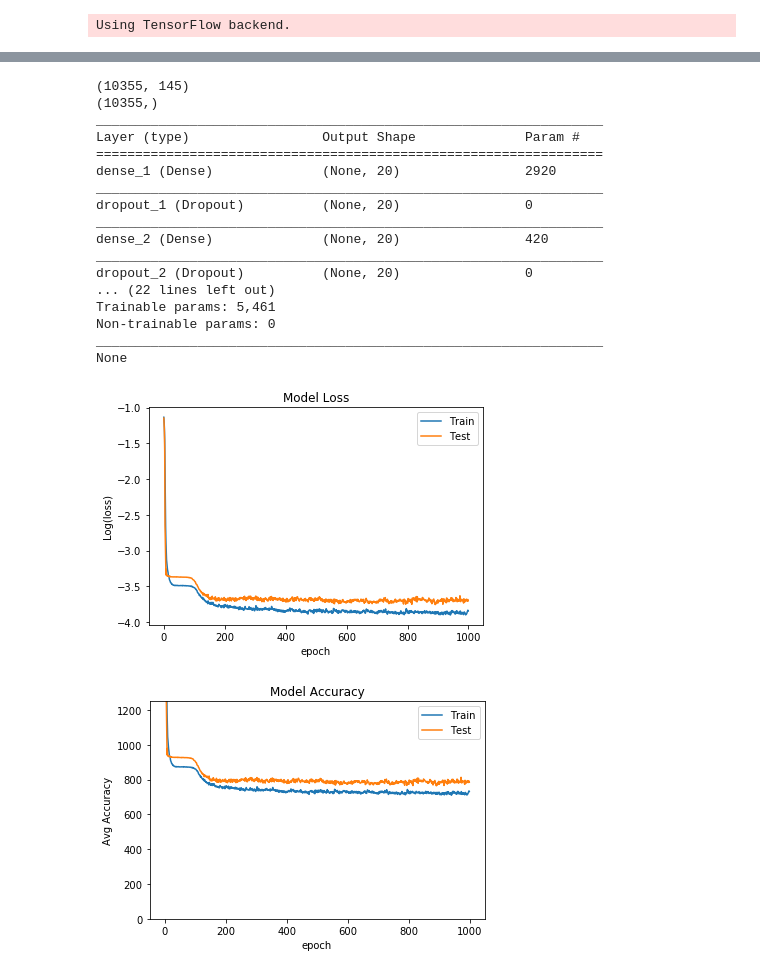
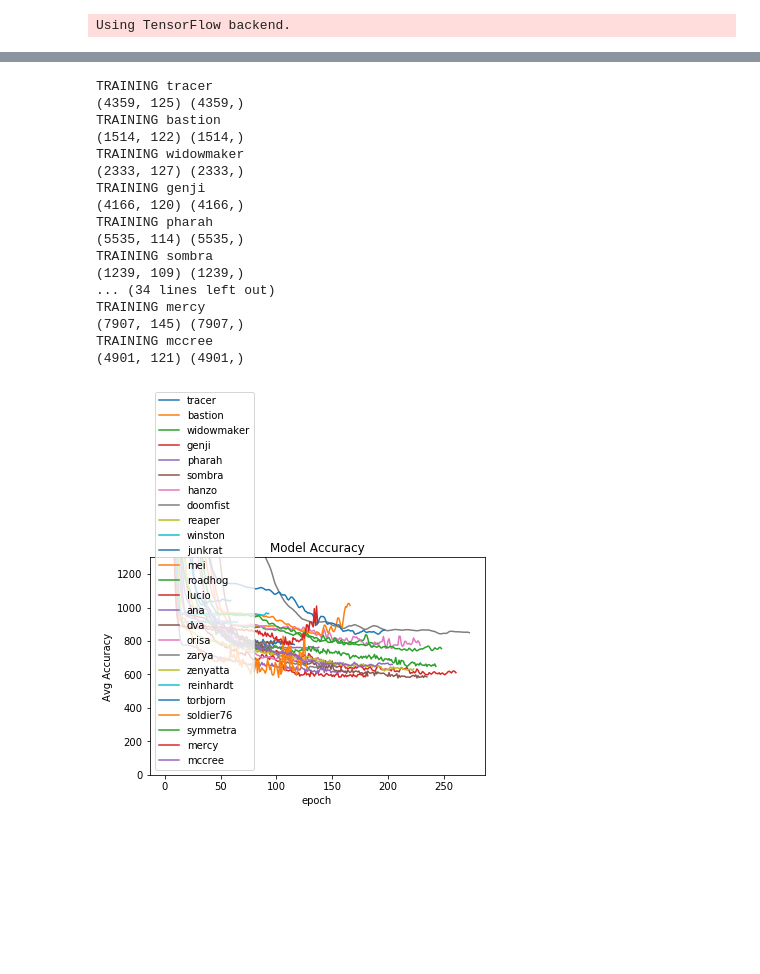
Before and after one commit to sshh12/OverwatchML, a Jupyter notebook: OverwatchPredictHeroSR.ipynb, the cells around one changed output, grey strips where cells are left out. Drawn from its saved outputs; the diff is of its cells as text; code cells hidden in the pictures; blank space fills up the shorter version.

```diff
--- a/OverwatchPredictHeroSR.ipynb
+++ b/OverwatchPredictHeroSR.ipynb
@@ -110,13 +127,3 @@ def get_model():
     model.compile(loss='mean_squared_error', optimizer='adam')
 
     return model
-# %%
-# Train wrapper
-
-def train_model(model, *args, **kwargs):
-
-    print(model.summary())
-
-    history = model.fit(*args, **kwargs, shuffle=True, verbose=0)
-
-    return history
@@ -157,33 +195,35 @@ def view(history):
     plt.show()
-# %%
-# Run
-
-X, y, scaler_X = scale_data(*load_data())
-
-model = get_model()
-
-history = train_model(model, X, y, epochs=1000, batch_size=1024, validation_split=.10)
-
-model.save(os.path.join('models', '{}-sr.h5'.format(HERO)))
-
-view(history)
-# %% [output]
-(10355, 145)
-(10355,)
-_________________________________________________________________
-Layer (type)                 Output Shape              Param #
-=================================================================
-dense_1 (Dense)              (None, 20)                2920
-_________________________________________________________________
-dropout_1 (Dropout)          (None, 20)                0
-_________________________________________________________________
-dense_2 (Dense)              (None, 20)                420
-_________________________________________________________________
-dropout_2 (Dropout)          (None, 20)                0
-... (22 lines left out)
-Trainable params: 5,461
-Non-trainable params: 0
-_________________________________________________________________
-None
-[figure, removed]
-[figure, removed]
+# %%
+# Run
+
+for hero in specific_stats:
+
+    history, model, _ = get_hero_model(hero)
+
+    plt.plot(np.sqrt(history.history['val_loss']) * 5000)
+
+plt.title('Model Accuracy')
+plt.ylabel('Avg Accuracy')
+plt.xlabel('epoch')
+plt.ylim([0, 1300])
+plt.legend(list(specific_stats), loc='lower left')
+plt.show()
+# %% [output]
+TRAINING tracer
+(4359, 125) (4359,)
+TRAINING bastion
+(1514, 122) (1514,)
+TRAINING widowmaker
+(2333, 127) (2333,)
+TRAINING genji
+(4166, 120) (4166,)
+TRAINING pharah
+(5535, 114) (5535,)
+TRAINING sombra
+(1239, 109) (1239,)
+... (34 lines left out)
+TRAINING mercy
+(7907, 145) (7907,)
+TRAINING mccree
+(4901, 121) (4901,)
+[figure, added]
```
Also changed, not shown: parts of 9 cells of this notebook, 1 other file.
